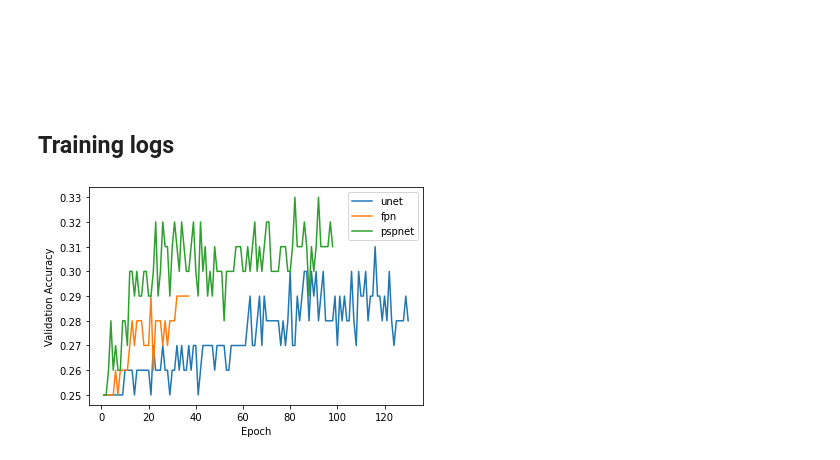
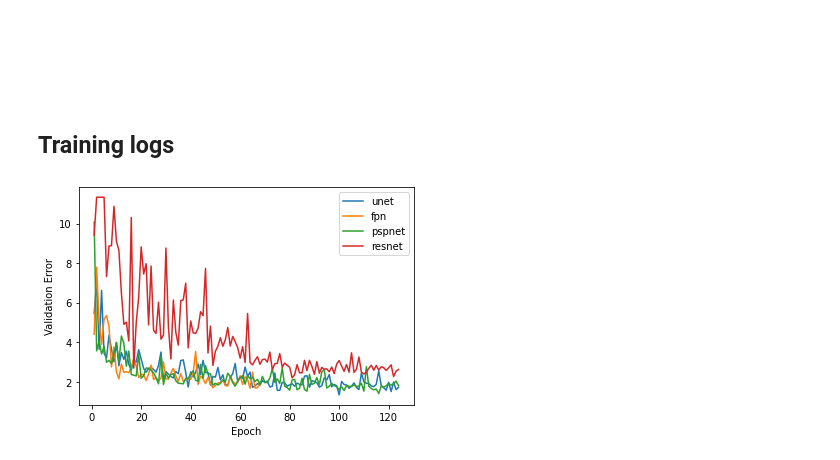
Before and after one commit to miaecle/DiffPred, a Jupyter notebook: metric_breakdown_test.ipynb, the cells around one changed output. Cells and saved outputs as stored; diff of their text form; code cells hidden in the pictures.

```diff
--- a/metric_breakdown_test.ipynb
+++ b/metric_breakdown_test.ipynb
@@ -1483,20 +1483,19 @@ import matplotlib.pyplot as plt
 
 def read_log(folder='fpn'):
     final_blocks = separate_blocks(os.path.join('TRAIN_LOGS', folder, 'LOG'))
-    blocks_run0 = separate_blocks(os.path.join('TRAIN_LOGS', folder, 'run0.log'))
+    n_blocks = len(final_blocks)
 
-
-    block0_end = list(final_blocks.keys())[0]
+    start = 0
     training_traj = {}
-    for i in range(1, block0_end+1):
-        training_traj[i] = read_block(blocks_run0[i])
-
-    if os.path.exists(os.path.join('TRAIN_LOGS', folder, 'run1.log')):
-        # block1_end = list(final_blocks.keys())[1]
-        blocks_run1 = separate_blocks(os.path.join('TRAIN_LOGS', folder, 'run1.log'))
-        for j in blocks_run1:
-            training_traj[j+block0_end] = read_block(blocks_run1[j])
-
+    for i in range(n_blocks):
+        blocks = separate_blocks(os.path.join('TRAIN_LOGS', folder, 'run%d.log' % i))
+        if i < n_blocks - 1:
+            block_end = list(final_blocks.keys())[i]
+        else:
+            block_end = len(blocks)
+        for i in range(1, block_end+1):
+            training_traj[i + start] = read_block(blocks[i])
+        start = start + block_end
     return training_traj
 
 
@@ -1554,22 +1553,22 @@ def read_block(block):
 # %%
 trajs = {}
 for k in ['unet', 'fpn', 'pspnet', 'resnet']:
     trajs[k] = read_log(k)
 
 def get_val(traj, _x):
-    return traj[_x]['Classification-acc']
-#     return traj[_x]['Classification-err_high'][-1] + traj[_x]['Classification-err_low'][-1]
+#     return traj[_x]['Classification-acc']
+    return traj[_x]['Classification-err_high'][-1] + traj[_x]['Classification-err_low'][-1]
 #     return traj[_x]['Segmentation-acc']
 #     return traj[_x]['Segmentation-err_high'][-1] + traj[_x]['Segmentation-err_low'][-1]
 
 for k in ['unet', 'fpn', 'pspnet', 'resnet']:
-    x = sorted(trajs[k].keys())[20:130]
+    x = sorted(trajs[k].keys())[:124]
     y = [get_val(trajs[k], _x) for _x in x]
     plt.plot(x, y, label=k)
 
 plt.legend()
-plt.ylabel('Validation Accuracy')
+plt.ylabel('Validation Error')
 plt.xlabel('Epoch')
-plt.savefig('figs/LOG-C-Acc_curve-20.png', dpi=300)
+plt.savefig('figs/LOG-C-Err_curve.png', dpi=300)
 # %% [output]
-[figure, old version]
+[figure, new version]
```
